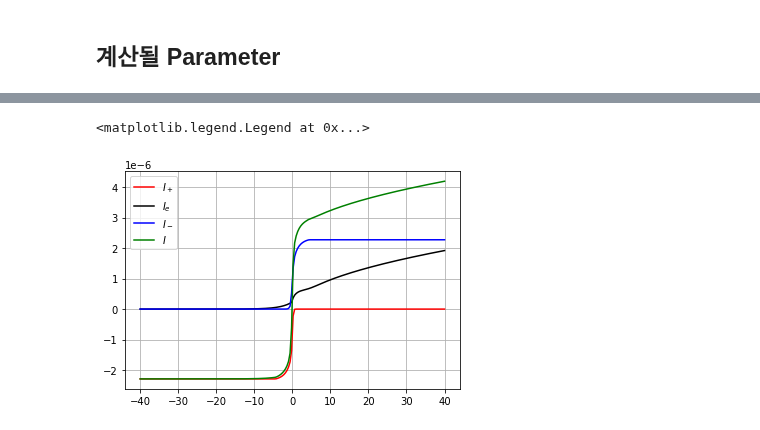
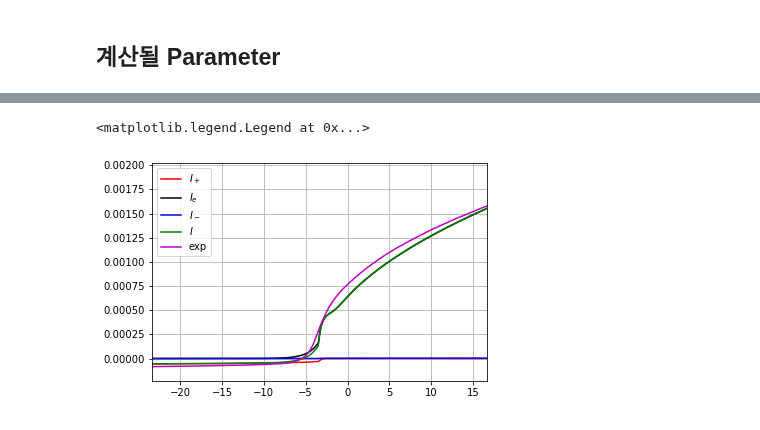
Before and after one commit to gunu0626/negative-ion, a Jupyter notebook: Fitting_test.ipynb, the cells around one changed output, grey strips where cells are left out. Cells and saved outputs as stored; diff of their text form; code cells hidden in the pictures.

```diff
--- a/Fitting_test.ipynb
+++ b/Fitting_test.ipynb
@@ -29,12 +27,12 @@ from scipy.optimize import curve_fit
 e = 1.6e-19 # electron charge [C]
 epsilon_0 = 8.854e-12 # permittivity of vacuum [F/m]
 kB = 1.38e-23 #Bolzmann const [kg m2/s2/K]
-Mp = 127*1.67e-27 # mass of positive ion [kg] SF5+
-Mn = 127*1.67e-27 # mass of negative ion [kg] SF5-
+Mp = 32*1.67e-27 # mass of positive ion [kg] SF5+
+Mn = 32*1.67e-27 # mass of negative ion [kg] SF5-
 Me = 9.11e-31 # mass of electron [kg]
 hr = 0.6 # h-factor
-rp = 25e-6 # probe radius [m]
-lp = 6e-3 # probe length [m]
+rp = 150e-6 # probe radius [m]
+lp = 10e-3 # probe length [m]
 Ap = 2*np.pi*lp*rp + 2*np.pi*rp**2 # probe surface area[m2]
 # %% [markdown]
 ## 계산될 Parameter
@@ -118,3 +112,19 @@ def total_current(V_input, ne, nm, Te, Tp, Tm, Vp):
     for V in V_input:
         I_list.append(-I_p(V, ne, nm, Te, Tp, Tm, Vp) + I_e(V, ne, Te, Vp) + I_n(V, ne, nm, Te, Tm, Vp))
     return np.array(I_list)
+# %%
+data_iter, data_fit = [], []
+
+workDir = './Test_Various Conditions_O2/'
+x_type = 'Distance'
+parser = ldf.parser(workDir)
+ldf_list = parser.ldf_paths()
+
+for file in ldf_list:
+
+    # Check file name
+    print(file)
+
+
+    # Parsing IV curve from ldf file
+    IV, imported_eedf, result = parser.pull_attr(file, need_return=True)
@@ -121,15 +133,12 @@ def total_current(V_input, ne, nm, Te, Tp, Tm, Vp):
 # %%
-Vp = 0
-ne = 5.31e12
-nm = 1.2e15
-Te = 3
-Tp = 0.135
-Tm = 0.324
+Vp = -3.4
+ne = 6e14
+nm = 1.2e14
+Te = 1.28
+Tp = 0.2
+Tm = 0.2
 # %%
-V_list1 = np.linspace(-5, 0, 100)
-V_list2 = np.linspace(0,5,100)
-V_list = np.unique(np.concatenate((V_list1,V_list2)))
-V_list = np.linspace(-40,40,200)
+V_list = np.linspace(Vp-20,Vp+20,200)
 I_list, I_p_list, I_e_list, I_n_list = [], [], [], []
 
 for V in V_list:
@@ -140,11 +151,13 @@ for V in V_list:
 # %%
 plt.figure(figsize=(6, 4))
 plt.plot(V_list, I_p_list, c='r')
 plt.plot(V_list, I_e_list, c='k')
 plt.plot(V_list, I_n_list, c='b')
 plt.plot(V_list, I_list, c='g')
+plt.plot(np.array(IV['V']),np.array(IV['I']), c='m')
 plt.grid(1)
-plt.legend(['$I_+$', '$I_e$', '$I_-$', '$I$'])
+plt.xlim(Vp-20, Vp+20)
+plt.legend(['$I_+$', '$I_e$', '$I_-$', '$I$', 'exp'])
 # %% [output]
 <matplotlib.legend.Legend at 0x...>
-[figure, old version]
+[figure, new version]
```
Also changed, not shown: parts of 9 cells of this notebook, 3 other files.
